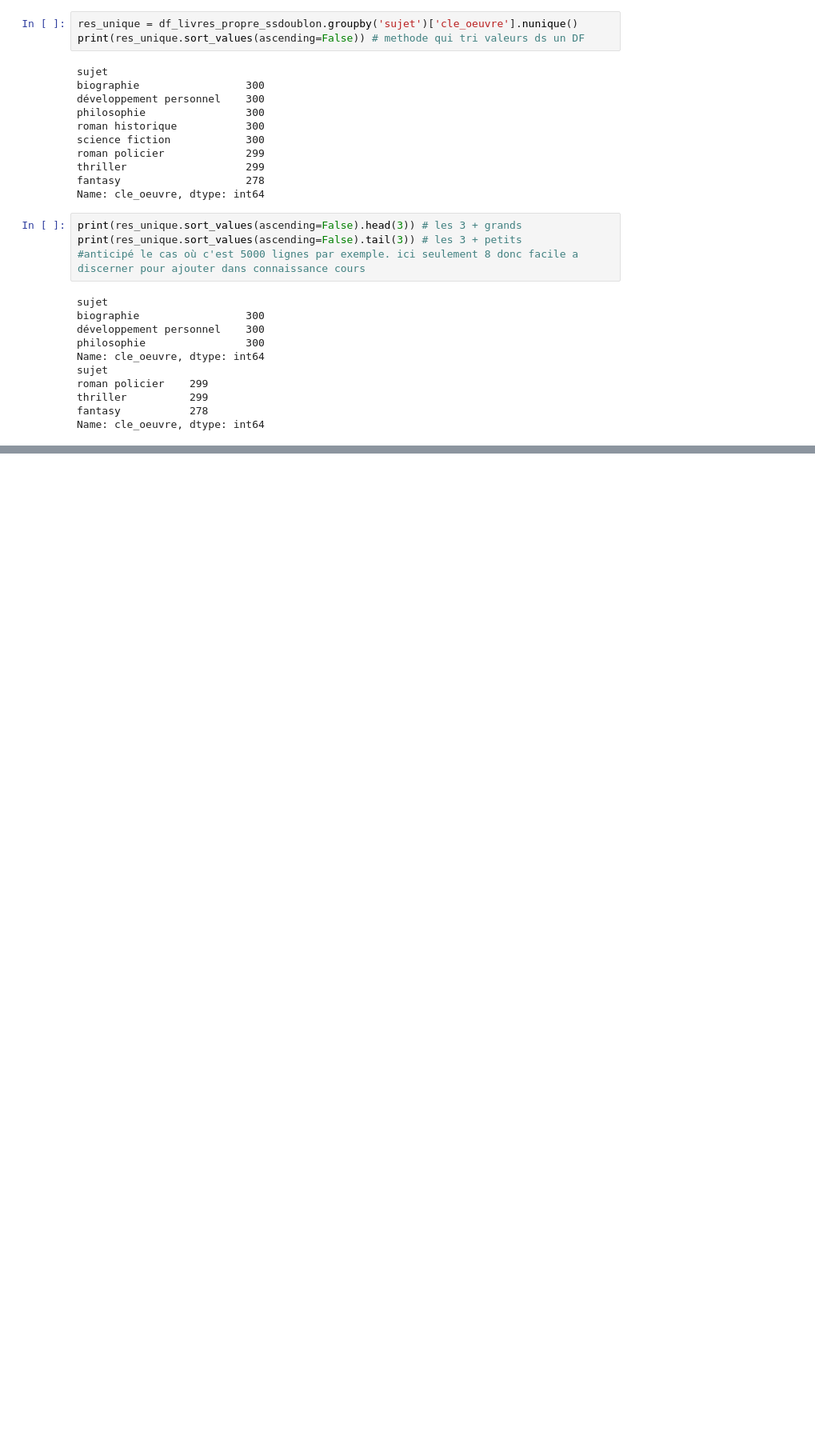
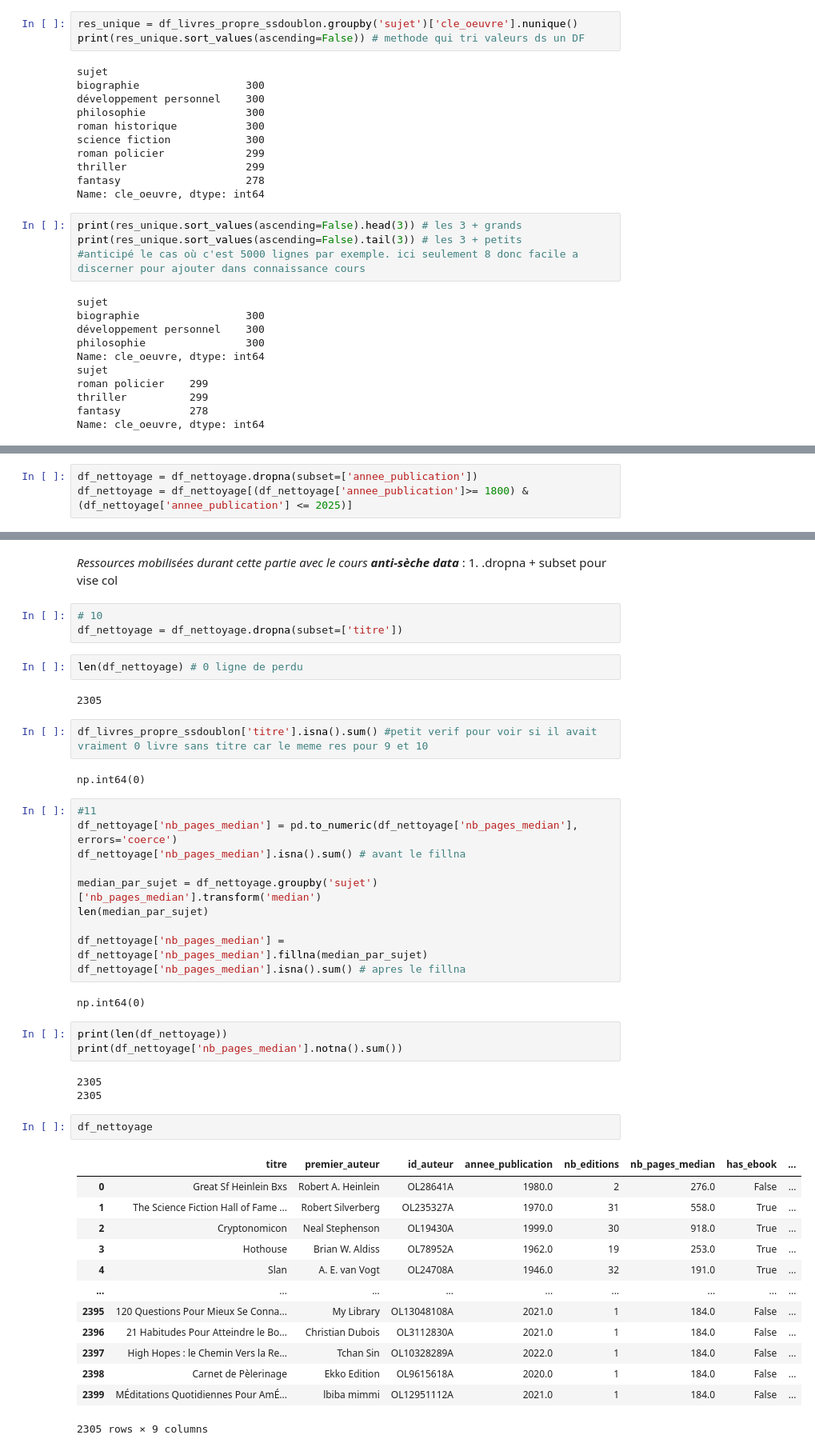
Before and after one commit to smarjane/TP-livres-data, a Jupyter notebook: TP_Livre.ipynb, the cells around one changed output, grey strips where cells are left out. Shown at 80% size. Saved outputs shown, nothing was run; the diff lists cells and outputs as text; blank space fills up the shorter version.

```diff
--- a/TP_Livre.ipynb
+++ b/TP_Livre.ipynb
@@ -335,0 +381,3 @@ Name: cle_oeuvre, dtype: int64
+# %%
+df_nettoyage = df_nettoyage.dropna(subset=['annee_publication'])
+df_nettoyage = df_nettoyage[(df_nettoyage['annee_publication']>= 1800) & (df_nettoyage['annee_publication'] <= 2025)]
@@ -335,0 +388,47 @@ Name: cle_oeuvre, dtype: int64
+# %% [markdown]
+*Ressources mobilisées durant cette partie avec le cours **anti-sèche data*** : 1. .dropna + subset pour vise col
+# %%
+# 10
+df_nettoyage = df_nettoyage.dropna(subset=['titre'])
+# %%
+len(df_nettoyage) # 0 ligne de perdu
+# %% [output]
+2305
+# %%
+df_livres_propre_ssdoublon['titre'].isna().sum() #petit verif pour voir si il avait vraiment 0 livre sans titre car le meme res pour 9 et 10
+# %% [output]
+np.int64(0)
+# %%
+#11
+df_nettoyage['nb_pages_median'] = pd.to_numeric(df_nettoyage['nb_pages_median'], errors='coerce')
+df_nettoyage['nb_pages_median'].isna().sum() # avant le fillna
+
+median_par_sujet = df_nettoyage.groupby('sujet')['nb_pages_median'].transform('median')
+len(median_par_sujet)
+
+df_nettoyage['nb_pages_median'] = df_nettoyage['nb_pages_median'].fillna(median_par_sujet)
+df_nettoyage['nb_pages_median'].isna().sum() # apres le fillna
+# %% [output]
+np.int64(0)
+# %%
+print(len(df_nettoyage))
+print(df_nettoyage['nb_pages_median'].notna().sum())
+# %% [output]
+2305
+2305
+# %%
+df_nettoyage
+# %% [output]
+|  | titre | premier_auteur | id_auteur | annee_publication | nb_editions | nb_pages_median | has_ebook | ... |
+| 0 | Great Sf Heinlein Bxs | Robert A. Heinlein | OL28641A | 1980.0 | 2 | 276.0 | False | ... |
+| 1 | The Science Fiction Hall of Fame ... | Robert Silverberg | OL235327A | 1970.0 | 31 | 558.0 | True | ... |
+| 2 | Cryptonomicon | Neal Stephenson | OL19430A | 1999.0 | 30 | 918.0 | True | ... |
+| 3 | Hothouse | Brian W. Aldiss | OL78952A | 1962.0 | 19 | 253.0 | True | ... |
+| 4 | Slan | A. E. van Vogt | OL24708A | 1946.0 | 32 | 191.0 | True | ... |
+| ... | ... | ... | ... | ... | ... | ... | ... | ... |
+| 2395 | 120 Questions Pour Mieux Se Conna... | My Library | OL13048108A | 2021.0 | 1 | 184.0 | False | ... |
+| 2396 | 21 Habitudes Pour Atteindre le Bo... | Christian Dubois | OL3112830A | 2021.0 | 1 | 184.0 | False | ... |
+| 2397 | High Hopes : le Chemin Vers la Re... | Tchan Sin | OL10328289A | 2022.0 | 1 | 184.0 | False | ... |
+| 2398 | Carnet de Pèlerinage | Ekko Edition | OL9615618A | 2020.0 | 1 | 184.0 | False | ... |
+| 2399 | MÉditations Quotidiennes Pour AmÉ... | lbiba mimmi | OL12951112A | 2021.0 | 1 | 184.0 | False | ... |
+2305 rows × 9 columns
```
Also changed, not shown: parts of 7 cells of this notebook.
